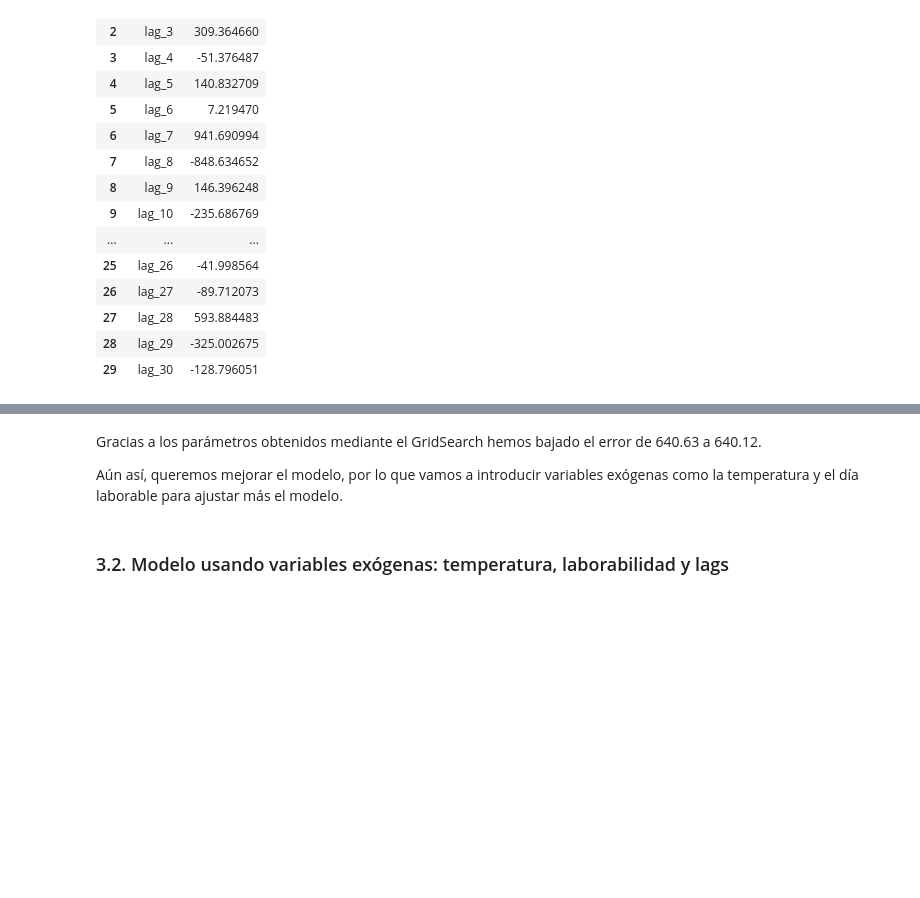
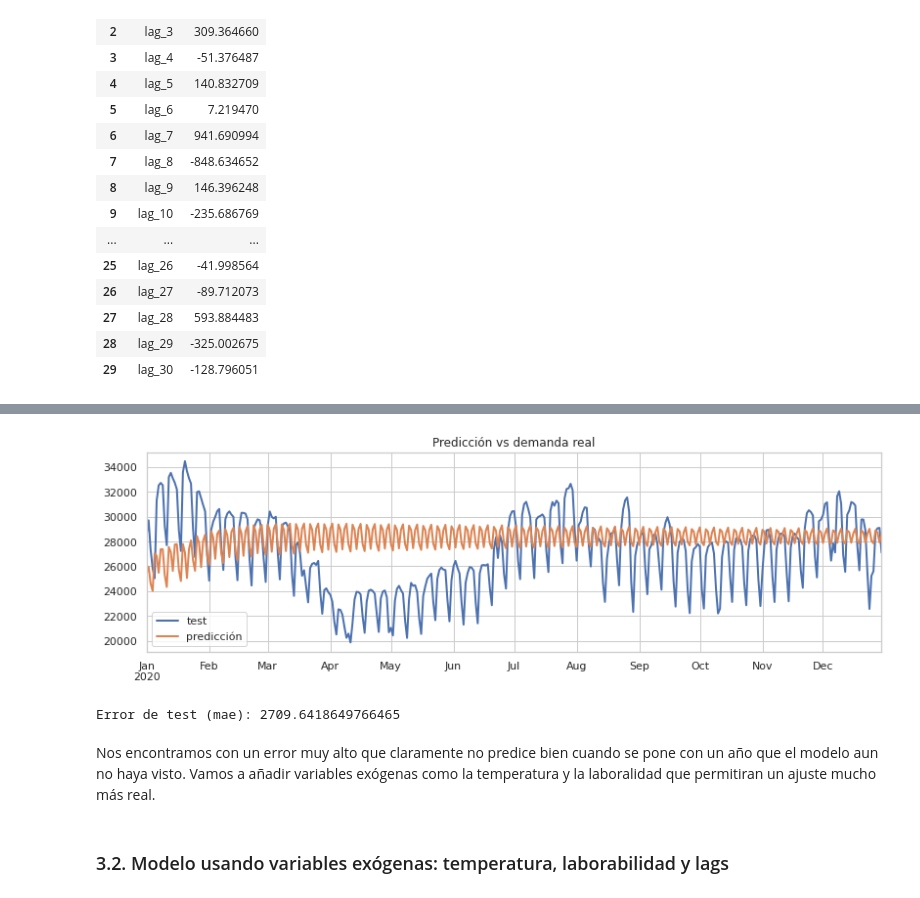
Before and after one commit to Carlosleono/Prueba_modelo_QEnergy, a Jupyter notebook: notebooks/1_Prediccion_demanda_energetica.ipynb, the cells around one changed output, grey strips where cells are left out. Saved outputs shown, nothing was run; the diff lists cells and outputs as text; code cells hidden in the pictures; blank space fills up the shorter version.

```diff
--- a/notebooks/1_Prediccion_demanda_energetica.ipynb
+++ b/notebooks/1_Prediccion_demanda_energetica.ipynb
@@ -708,11 +721,27 @@ Error backtest: [630.29849384]
 # %%
 predicciones.to_csv('../data/pred_dem_2020.csv')
+# %%
+pred2020 = forecastergrid.predict(steps=365)
+# %%
+fig, ax = plt.subplots(figsize=(12, 3.5))
+temp_dem.loc[pred2020.index, 'value'].plot(linewidth=2, label='test', ax=ax)
+pred2020.plot(linewidth=2, label='predicción', ax=ax)
+ax.set_title('Predicción vs demanda real')
+ax.legend();
+# %% [output]
+[figure, added]
+# %%
+error_mae = mean_absolute_error(
+                y_true = temp_dem.loc[pred2020.index, 'value'],
+                y_pred = pred2020
+            )
+print(f"Error de test (mae): {error_mae}")
+# %% [output]
+Error de test (mae): 2709.6418649766465
 # %% [markdown]
 
 
-Gracias a los parámetros obtenidos mediante el GridSearch hemos bajado el error de 640.63 a 640.12.
-
-Aún así, queremos mejorar el modelo, por lo que vamos a introducir variables exógenas como la temperatura y el día laborable para ajustar más el modelo.
+Nos encontramos con un error muy alto que claramente no predice bien cuando se pone con un año que el modelo aun no haya visto. Vamos a añadir variables exógenas como la temperatura y la laboralidad que permitiran un ajuste mucho más real.
 # %% [markdown]
 ### 3.2. Modelo usando variables exógenas: temperatura, laborabilidad y lags
 # %% [markdown]
```
Also changed, not shown: parts of 62 cells of this notebook, 3 other files.
